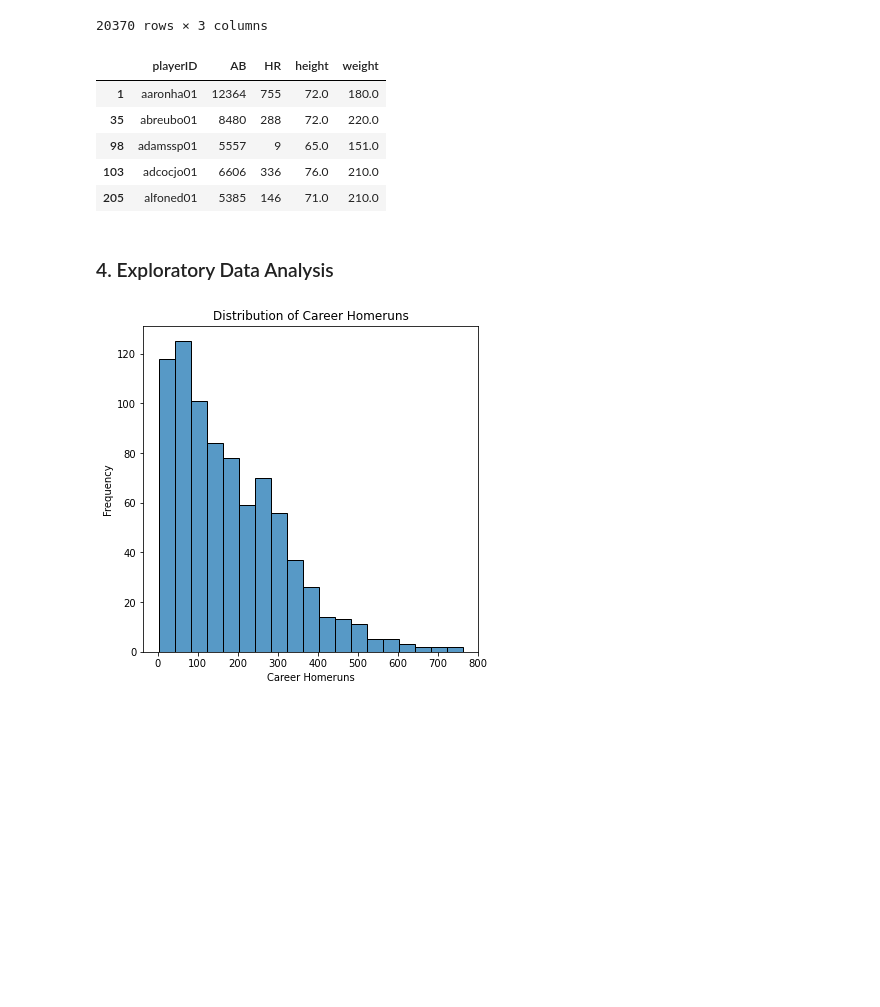
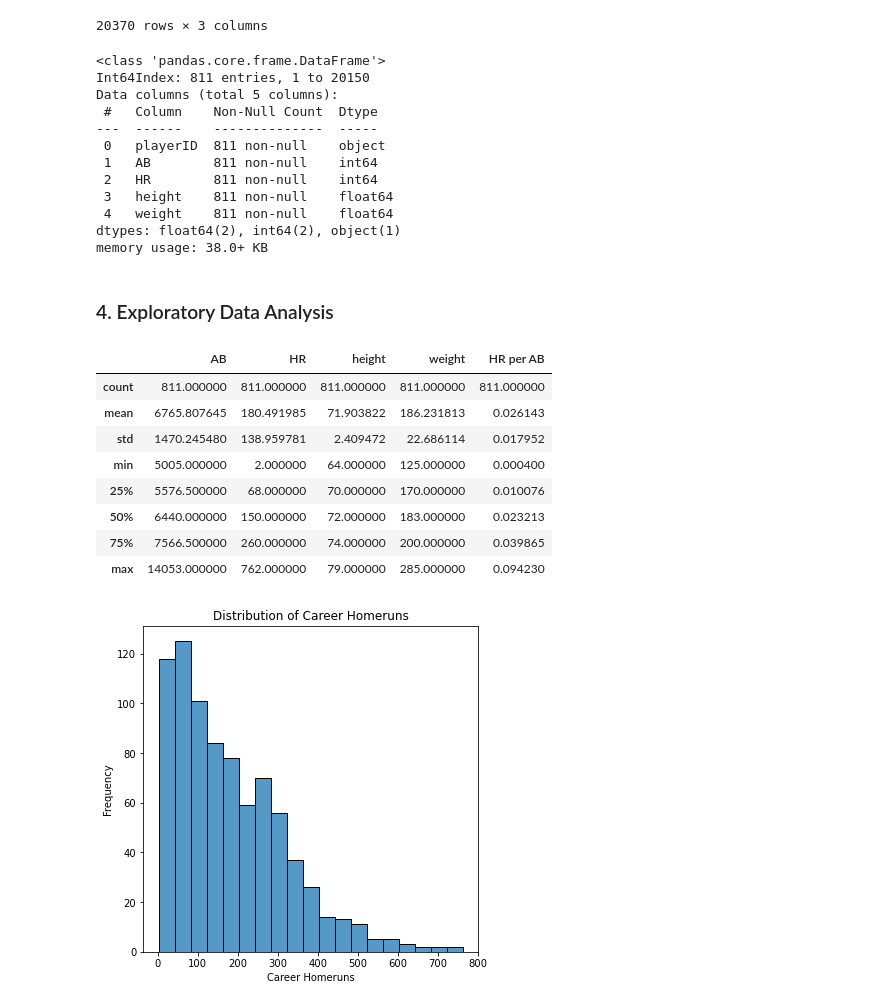
Before and after one commit to ckucewicz/baseball-analysis, a Jupyter notebook: Homerun-Analysis.ipynb, the cells around one changed output. Saved outputs shown, nothing was run; the diff lists cells and outputs as text; code cells hidden in the pictures; blank space fills up the shorter version.

```diff
--- a/Homerun-Analysis.ipynb
+++ b/Homerun-Analysis.ipynb
@@ -137,16 +137,35 @@ ab_hr_height_weight = pd.merge(career_hrs_abs, height_weight, on = 'playerID')
 # Creating a dataframe that only includes rows (players) who have 5000 or more at bats"
 ab_5000 = ab_hr_height_weight[ab_hr_height_weight['AB'] >=5000]
 # %%
-ab_5000.head()
+ab_5000.info()
 # %% [output]
-|  | playerID | AB | HR | height | weight |
-| 1 | aaronha01 | 12364 | 755 | 72.0 | 180.0 |
-| 35 | abreubo01 | 8480 | 288 | 72.0 | 220.0 |
-| 98 | adamssp01 | 5557 | 9 | 65.0 | 151.0 |
-| 103 | adcocjo01 | 6606 | 336 | 76.0 | 210.0 |
-| 205 | alfoned01 | 5385 | 146 | 71.0 | 210.0 |
+<class 'pandas.core.frame.DataFrame'>
+Int64Index: 811 entries, 1 to 20150
+Data columns (total 5 columns):
+ #   Column    Non-Null Count  Dtype
+---  ------    --------------  -----
+ 0   playerID  811 non-null    object
+ 1   AB        811 non-null    int64
+ 2   HR        811 non-null    int64
+ 3   height    811 non-null    float64
+ 4   weight    811 non-null    float64
+dtypes: float64(2), int64(2), object(1)
+memory usage: 38.0+ KB
 # %% [markdown]
 ### 4. <a name ="Exploratory-Data-Analysis"></a> Exploratory Data Analysis
+# %%
+# Producing summary statistics for each quantitative variable
+ab_5000.describe()
+# %% [output]
+|  | AB | HR | height | weight | HR per AB |
+| count | 811.000000 | 811.000000 | 811.000000 | 811.000000 | 811.000000 |
+| mean | 6765.807645 | 180.491985 | 71.903822 | 186.231813 | 0.026143 |
+| std | 1470.245480 | 138.959781 | 2.409472 | 22.686114 | 0.017952 |
+| min | 5005.000000 | 2.000000 | 64.000000 | 125.000000 | 0.000400 |
+| 25% | 5576.500000 | 68.000000 | 70.000000 | 170.000000 | 0.010076 |
+| 50% | 6440.000000 | 150.000000 | 72.000000 | 183.000000 | 0.023213 |
+| 75% | 7566.500000 | 260.000000 | 74.000000 | 200.000000 | 0.039865 |
+| max | 14053.000000 | 762.000000 | 79.000000 | 285.000000 | 0.094230 |
 # %%
 # Examining the distribution of career homeruns
 fig, ax = plt.subplots(figsize = (6,6))
```
Also changed, not shown: parts of 1 cell of this notebook.
